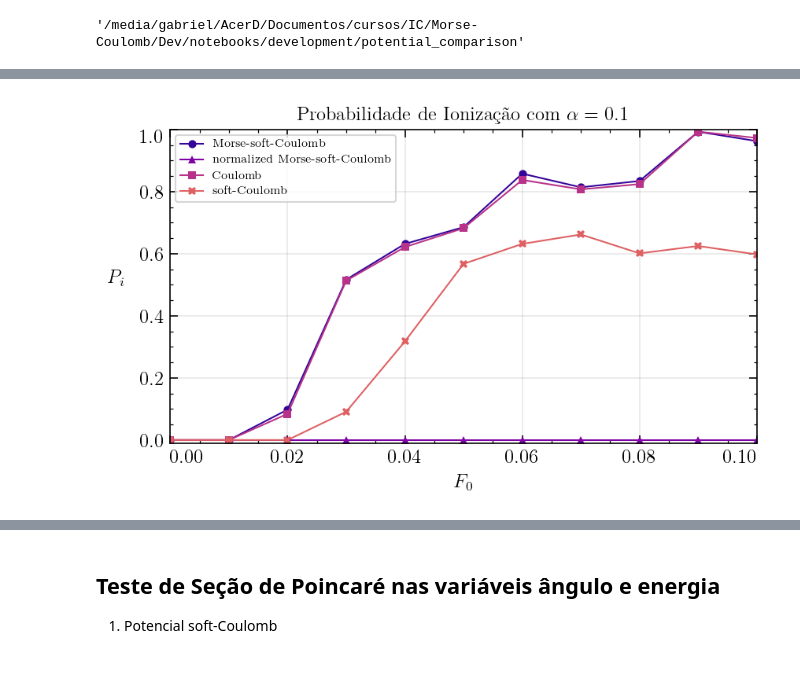
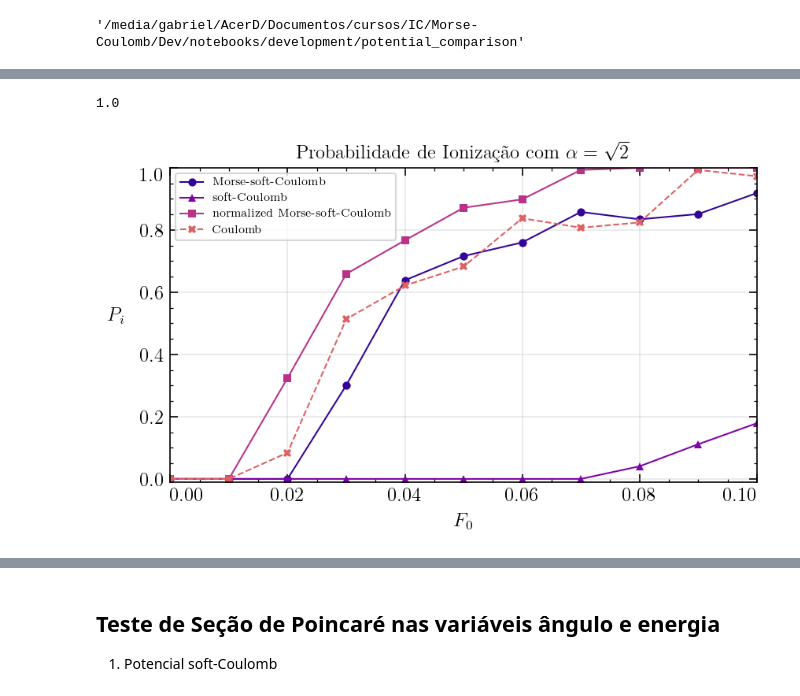
Before and after one commit to Gabriel-Amici/MorseCoulomb, a Jupyter notebook: notebooks/development/potential_comparison/potentials.ipynb, the cells around one changed output, grey strips where cells are left out. Drawn from its saved outputs; the diff is of its cells as text; code cells hidden in the pictures; blank space fills up the shorter version.

```diff
--- a/notebooks/development/potential_comparison/potentials.ipynb
+++ b/notebooks/development/potential_comparison/potentials.ipynb
@@ -389,31 +687,42 @@ os.getcwd()
+# %%
+C_angular_frequency(-0.5)
+# %% [output]
+1.0
 # %%
 import json
 import os
 
-results_dir = "../../../results/data/ionization/classical/comparison/take1"
+results_dir = "../../../results/data/comparison/ionization/take2"
 
 markers = [ "o", "^", "s", "X", "*" ] ; i=0
 
-for filehandle in os.listdir(results_dir):
+for filehandle in sorted(os.listdir(results_dir))[:-1]:
     if filehandle.endswith(".json"):
         with open(os.path.join(results_dir, filehandle), "r") as f:
             data = json.load(f)
 
     plt.plot(data["parameters"]["field_amplitude_set"], data["results"]["ionization_probabilities"], label=data["parameters"]["potential"], marker=markers[i], markersize=5)
     i += 1
 
+#plot last data point
+with open(os.path.join(results_dir, sorted(os.listdir(results_dir))[-1]), "r") as f:
+    data = json.load(f)
+
+plt.plot(data["parameters"]["field_amplitude_set"], data["results"]["ionization_probabilities"], label=data["parameters"]["potential"], marker=markers[i], markersize=5, ls="dashed")
+
+
 plt.xlabel("$F_0$")
 plt.ylabel("$P_i$", rotation=0, labelpad=15)
-plt.title("Probabilidade de Ionização com $\\alpha = 0.1$")
+plt.title(r"Probabilidade de Ionização com $\alpha = \sqrt{2}$")
 plt.legend()
 plt.grid(alpha=0.3)
 plt.xlim(0, 0.1)
 plt.ylim(-0.01, 1)
 plt.gca().get_yticklabels()[0].set_verticalalignment("bottom")
 plt.gca().get_yticklabels()[-1].set_verticalalignment("top")
 plt.gca().get_xticklabels()[0].set_horizontalalignment("left")
 plt.gca().get_xticklabels()[-1].set_horizontalalignment("right")
-plt.savefig("Fig5.pdf", bbox_inches="tight")
+plt.savefig("Fig6.pdf", bbox_inches="tight")
 plt.show()
 # %% [output]
-[figure, old version]
+[figure, new version]
```
Also changed, not shown: parts of 16 cells of this notebook, 1 other file.
